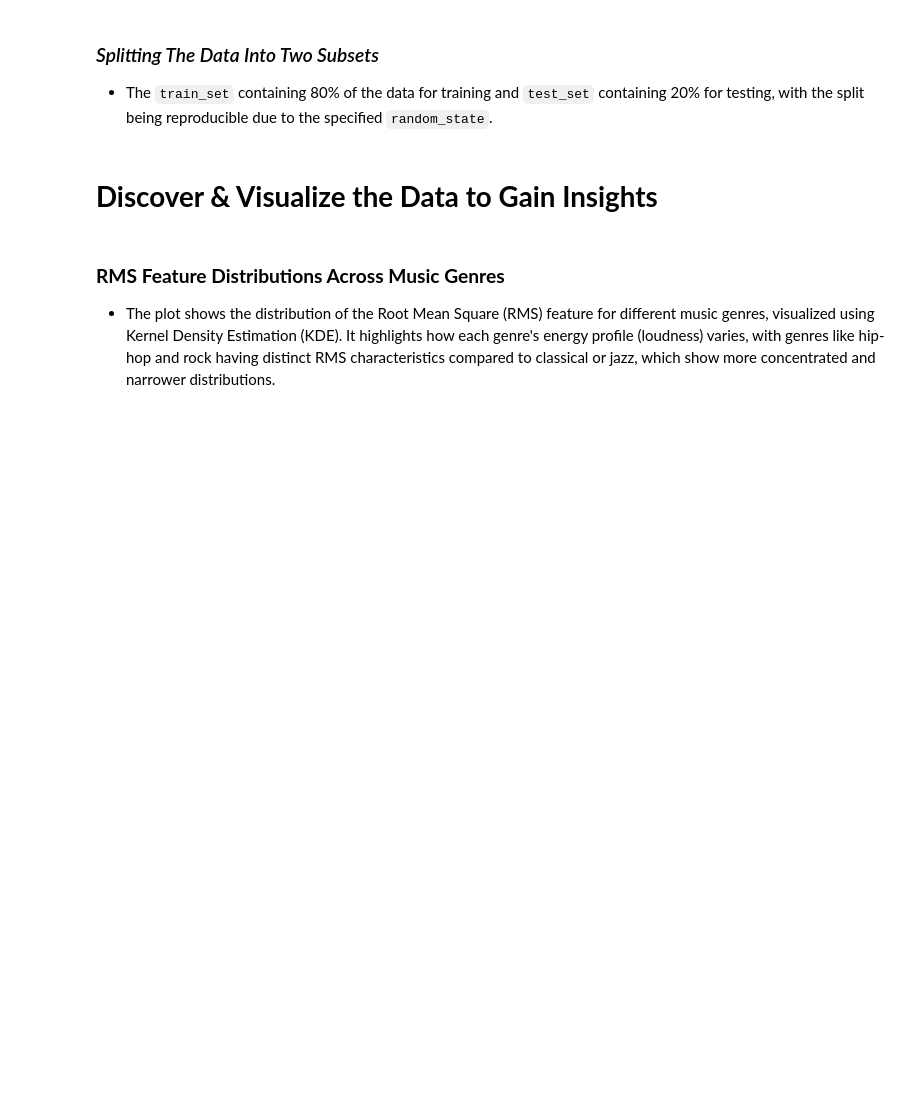
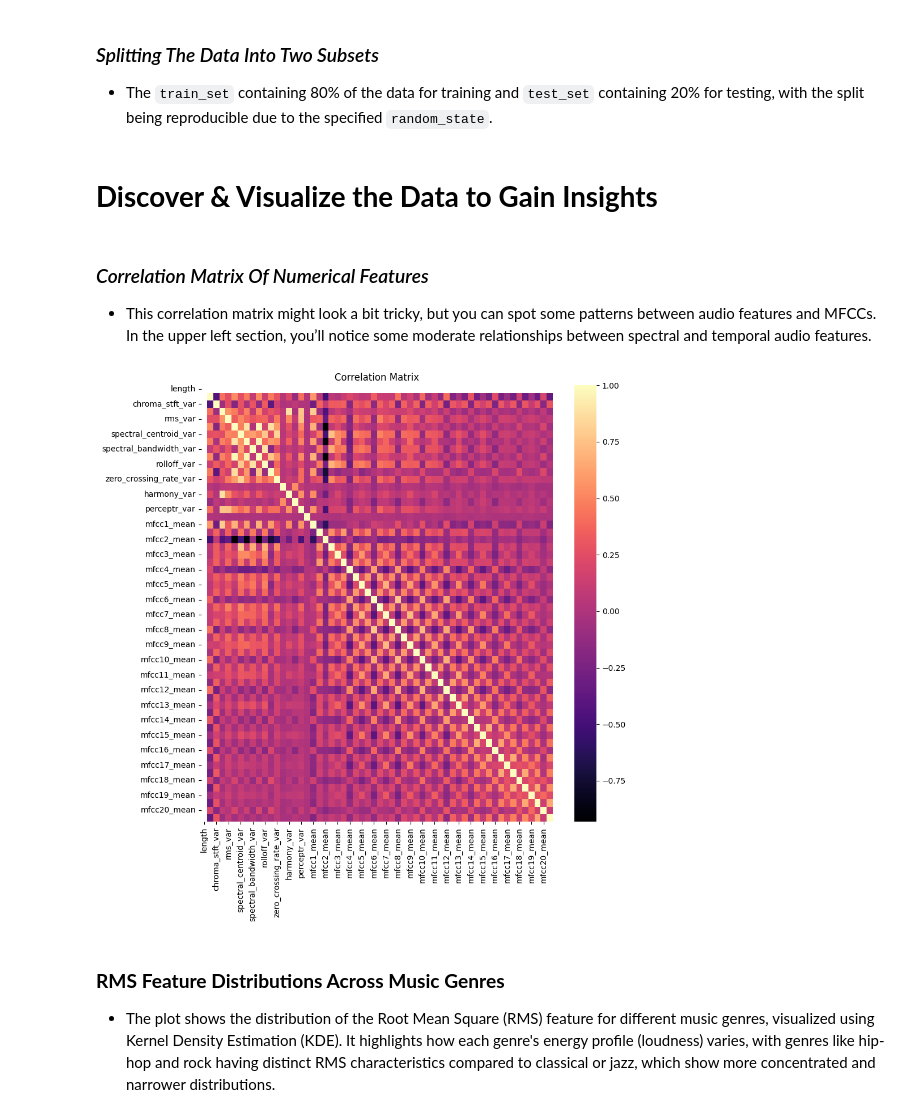
Before and after one commit to coleaydelotte/Genre-Prediciton, a Jupyter notebook: nb.ipynb, the cells around one changed output. Drawn from its saved outputs; the diff is of its cells as text; code cells hidden in the pictures; blank space fills up the shorter version.

Commit message:
added matrix

```diff
--- a/nb.ipynb
+++ b/nb.ipynb
@@ -179,6 +179,20 @@ train, test = train_test_split(data, test_size=0.2, random_state=42, stratify=da
 data = train
 # %% [markdown]
 # **Discover & Visualize the Data to Gain Insights**
+# %% [markdown]
+### *Correlation Matrix Of Numerical Features*
+- This correlation matrix might look a bit tricky, but you can spot some patterns between audio features and MFCCs. In the upper left section, you’ll notice some moderate relationships between spectral and temporal audio features.
+# %%
+numeric_columns = data.select_dtypes(include=[np.number])
+
+# Corelation matrix with sns
+corr = numeric_columns.corr()
+plt.figure(figsize=(10, 10))
+sns.heatmap(corr, annot=False, cmap='magma')
+plt.title('Correlation Matrix')
+plt.show()
+# %% [output]
+[figure, added]
 # %% [markdown]
 ### **RMS Feature Distributions Across Music Genres**
 
```
